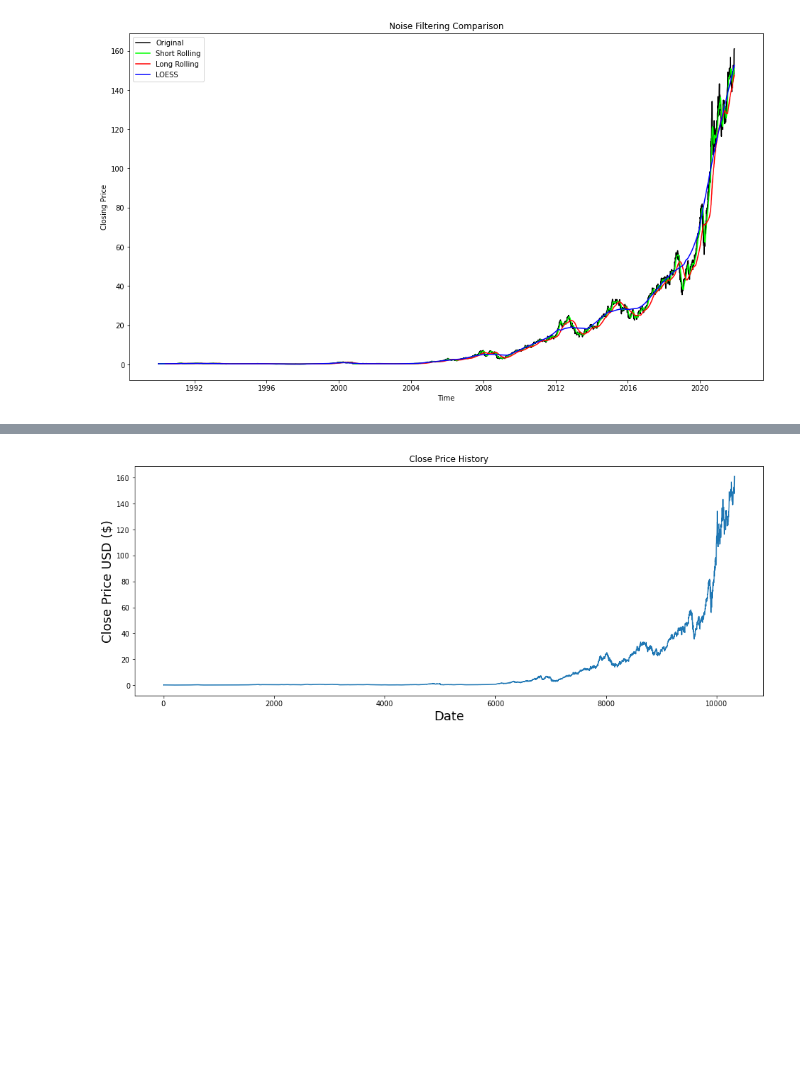
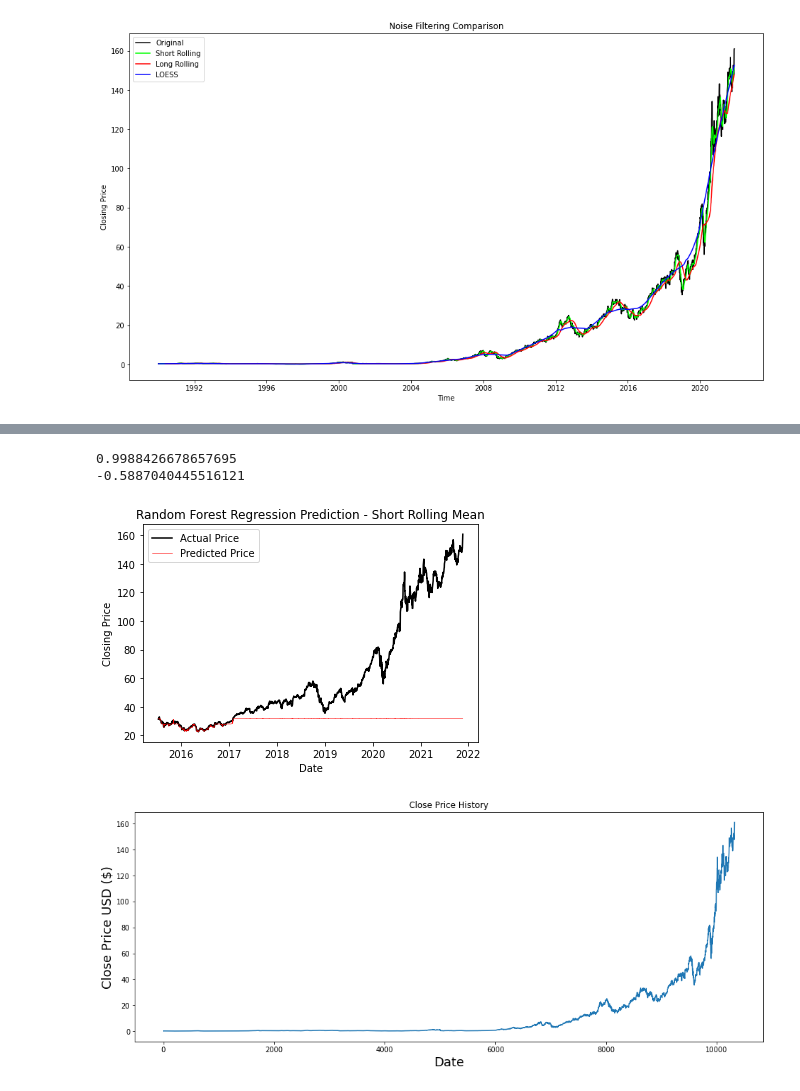
Before and after one commit to berryomi/Stock-Prediction, a Jupyter notebook: Trading.ipynb, the cells around one changed output, grey strips where cells are left out. Drawn from its saved outputs; the diff is of its cells as text; code cells hidden in the pictures; blank space fills up the shorter version.

```diff
--- a/Trading.ipynb
+++ b/Trading.ipynb
@@ -132,3 +164,33 @@ ax.figure.show()
+# %%
+## Random Forest Regression
+# Training & Test data defined above already
+rf_model = make_pipeline(
+    MinMaxScaler(),
+    RandomForestRegressor(n_estimators=200, max_depth=10, min_samples_leaf=20)
+)
+rf_model.fit(X_train, y_train)
+rf_pred = rf_model.predict(X_test) # Predict a model
+print(rf_model.score(X_train, y_train)) # Short - 0.997828, Long - 0.987426
+print(rf_model.score(X_test, y_test)) # Short - 0.992788, Long - 0.966242
+
+# Making DataFrame for the predictions & Joining
+rf_pred = pd.DataFrame(rf_pred, index=y_test.index, columns=['rf_pred'])
+join_pred = data.join(rf_pred, how='inner')
+
+fig = plt.figure()
+ax = fig.add_subplot(111)
+ax.plot(join_pred['Date'], join_pred['Close'], color=(0,0,0), label='Actual Price')
+ax.plot(join_pred['Date'], join_pred['rf_pred'], color=(1,0,0), linewidth=0.5, label='Predicted Price')
+ax.set_title('Random Forest Regression Prediction - Short Rolling Mean')
+ax.set_xlabel('Date')
+ax.set_ylabel('Closing Price')
+ax.legend(loc='upper left')
+ax.figure.show()
+# ax.figure.savefig('linear_regression_prediction.png')
+# %% [output]
+0.9988426678657695
+-0.5887040445516121
+[figure, added]
 # %%
 closePrice = data.Close.astype("float32")
 train = closePrice[0:int(len(closePrice)*0.8)]
```
Also changed, not shown: parts of 4 cells of this notebook.
